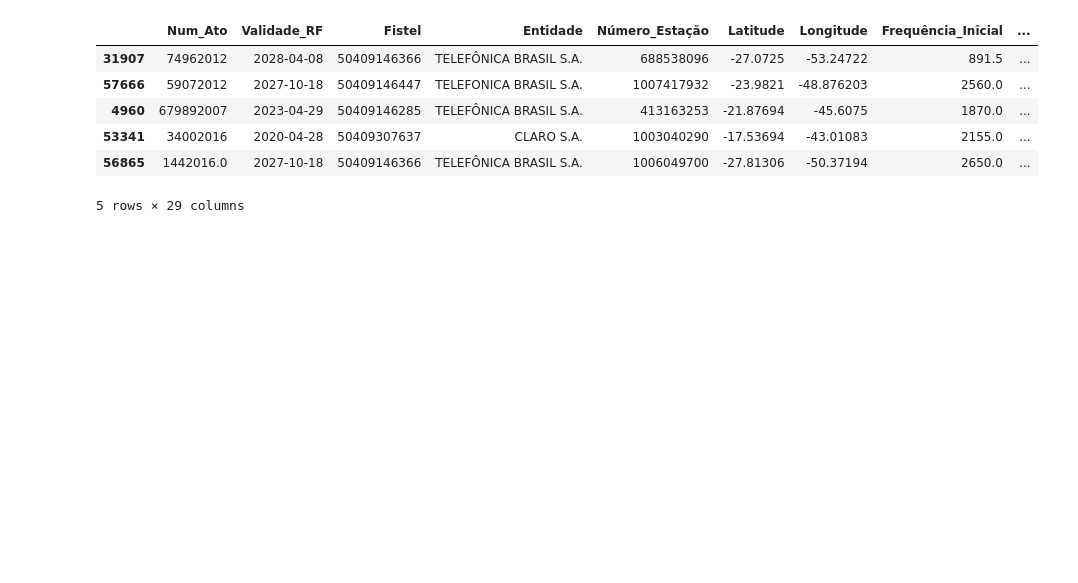
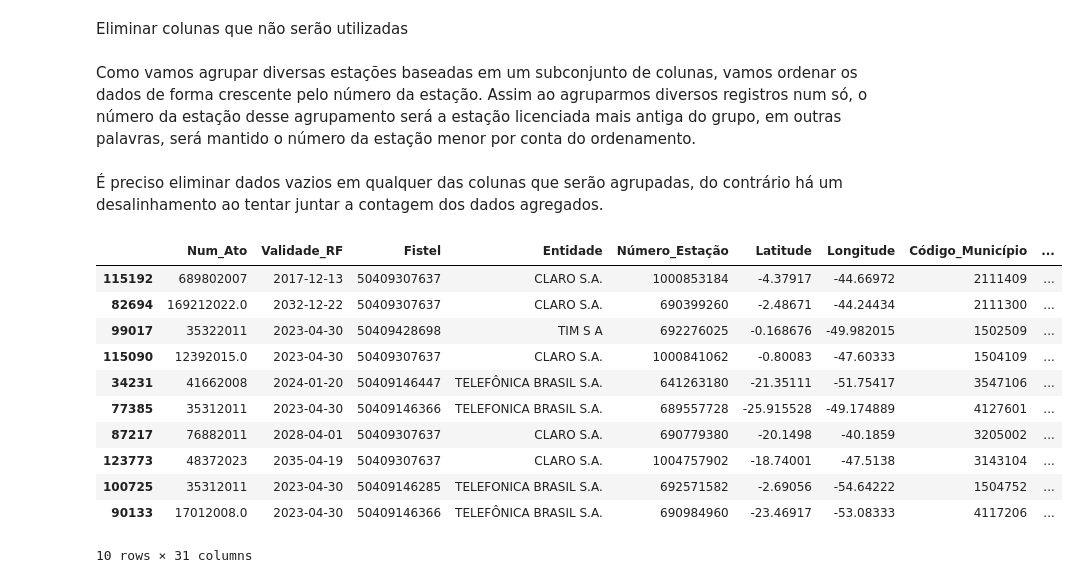
Before and after one commit to InovaFiscaliza/EmissorasRF, a Jupyter notebook: nbs/_smp_eda.ipynb, the cells around one changed output. Saved outputs shown, nothing was run; the diff lists cells and outputs as text; code cells hidden in the pictures; blank space fills up the shorter version.

Commit message:
Finalizada extração dos dados do SMP Refatoração dos notebooks e organização dos arquivos fixos de dados em pastas internas do módulo extracao

```diff
--- a/nbs/_smp_eda.ipynb
+++ b/nbs/_smp_eda.ipynb
@@ -105,2 +287,0 @@ df[df.Frequência_Central.astype('float').between(2170,2200)]
-# %%
-df[['Frequência_Inicial', 'Frequência_Final']] = df[['Frequência_Inicial', 'Frequência_Final']].astype('float')
@@ -130,23 +304,38 @@ df.sample(10)
+# %% [markdown]
+Eliminar colunas que não serão utilizadas
+# %%
+df.drop(['Frequência_Inicial', 'Frequência_Central', 'Frequência_Final'], axis=1, inplace=True)
+# %% [markdown]
+Como vamos agrupar diversas estações baseadas em um subconjunto de colunas, vamos ordenar os dados de forma crescente pelo número da estação. Assim ao agruparmos diversos registros num só, o número da estação desse agrupamento será a estação licenciada mais antiga do grupo, em outras palavras, será mantido o número da estação menor por conta do ordenamento.
 # %%
 df['Número_Estação'] = df['Número_Estação'].astype(int)
 df = df.sort_values('Número_Estação', ignore_index=True)
 df = df.astype('string')
 # %%
-subset = ['UF', 'Código_Município', 'Fistel', 'Frequência_Central', 'Largura_Emissão(kHz)', 'Classe_Emissão']
+subset = ['UF', 'Código_Município', 'Fistel', 'Frequência_Transmissão', 'Frequência_Recepção', 'Largura_Emissão(kHz)', 'Classe_Emissão']
+# %% [markdown]
+É preciso eliminar dados vazios em qualquer das colunas que serão agrupadas, do contrário há um desalinhamento ao tentar juntar a contagem dos dados agregados.
+# %%
+df.dropna(subset=subset, axis=0, inplace=True)
 # %%
 df_sub = df[~df.duplicated(subset=subset, keep="first")].reset_index(drop=True)
 # %%
 df_sub['Multiplicidade'] = df.groupby(subset, sort=False).size().values
 # %%
-df_sub.sample(5)
+df_sub.sample(10)
 # %% [output]
-|  | Num_Ato | Validade_RF | Fistel | Entidade | Número_Estação | Latitude | Longitude | Frequência_Inicial | ... |
-| 31907 | 74962012 | 2028-04-08 | 50409146366 | TELEFÔNICA BRASIL S.A. | 688538096 | -27.0725 | -53.24722 | 891.5 | ... |
-| 57666 | 59072012 | 2027-10-18 | 50409146447 | TELEFONICA BRASIL S.A. | 1007417932 | -23.9821 | -48.876203 | 2560.0 | ... |
-| 4960 | 679892007 | 2023-04-29 | 50409146285 | TELEFÔNICA BRASIL S.A. | 413163253 | -21.87694 | -45.6075 | 1870.0 | ... |
-| 53341 | 34002016 | 2020-04-28 | 50409307637 | CLARO S.A. | 1003040290 | -17.53694 | -43.01083 | 2155.0 | ... |
-| 56865 | 1442016.0 | 2027-10-18 | 50409146366 | TELEFÔNICA BRASIL S.A. | 1006049700 | -27.81306 | -50.37194 | 2650.0 | ... |
+|  | Num_Ato | Validade_RF | Fistel | Entidade | Número_Estação | Latitude | Longitude | Código_Município | ... |
+| 115192 | 689802007 | 2017-12-13 | 50409307637 | CLARO S.A. | 1000853184 | -4.37917 | -44.66972 | 2111409 | ... |
+| 82694 | 169212022.0 | 2032-12-22 | 50409307637 | CLARO S.A. | 690399260 | -2.48671 | -44.24434 | 2111300 | ... |
+| 99017 | 35322011 | 2023-04-30 | 50409428698 | TIM S A | 692276025 | -0.168676 | -49.982015 | 1502509 | ... |
+| 115090 | 12392015.0 | 2023-04-30 | 50409307637 | CLARO S.A. | 1000841062 | -0.80083 | -47.60333 | 1504109 | ... |
+| 34231 | 41662008 | 2024-01-20 | 50409146447 | TELEFÔNICA BRASIL S.A. | 641263180 | -21.35111 | -51.75417 | 3547106 | ... |
+| 77385 | 35312011 | 2023-04-30 | 50409146366 | TELEFONICA BRASIL S.A. | 689557728 | -25.915528 | -49.174889 | 4127601 | ... |
+| 87217 | 76882011 | 2028-04-01 | 50409307637 | CLARO S.A. | 690779380 | -20.1498 | -40.1859 | 3205002 | ... |
+| 123773 | 48372023 | 2035-04-19 | 50409307637 | CLARO S.A. | 1004757902 | -18.74001 | -47.5138 | 3143104 | ... |
+| 100725 | 35312011 | 2023-04-30 | 50409146285 | TELEFONICA BRASIL S.A. | 692571582 | -2.69056 | -54.64222 | 1504752 | ... |
+| 90133 | 17012008.0 | 2023-04-30 | 50409146366 | TELEFÔNICA BRASIL S.A. | 690984960 | -23.46917 | -53.08333 | 4117206 | ... |
-5 rows × 29 columns
+10 rows × 31 columns
 # %%
 df_sub.info()
 # %% [output]
```
Also changed, not shown: parts of 42 cells of this notebook, 45 other files.
